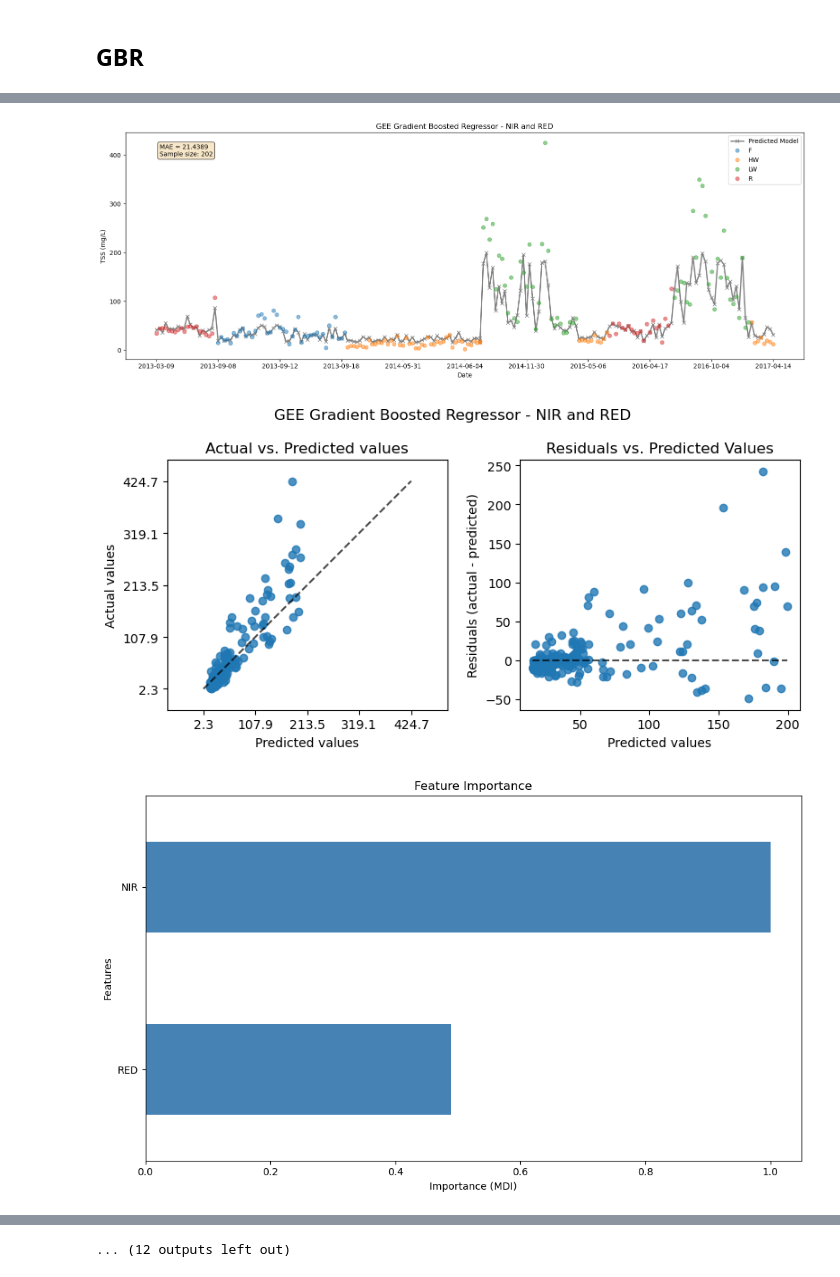
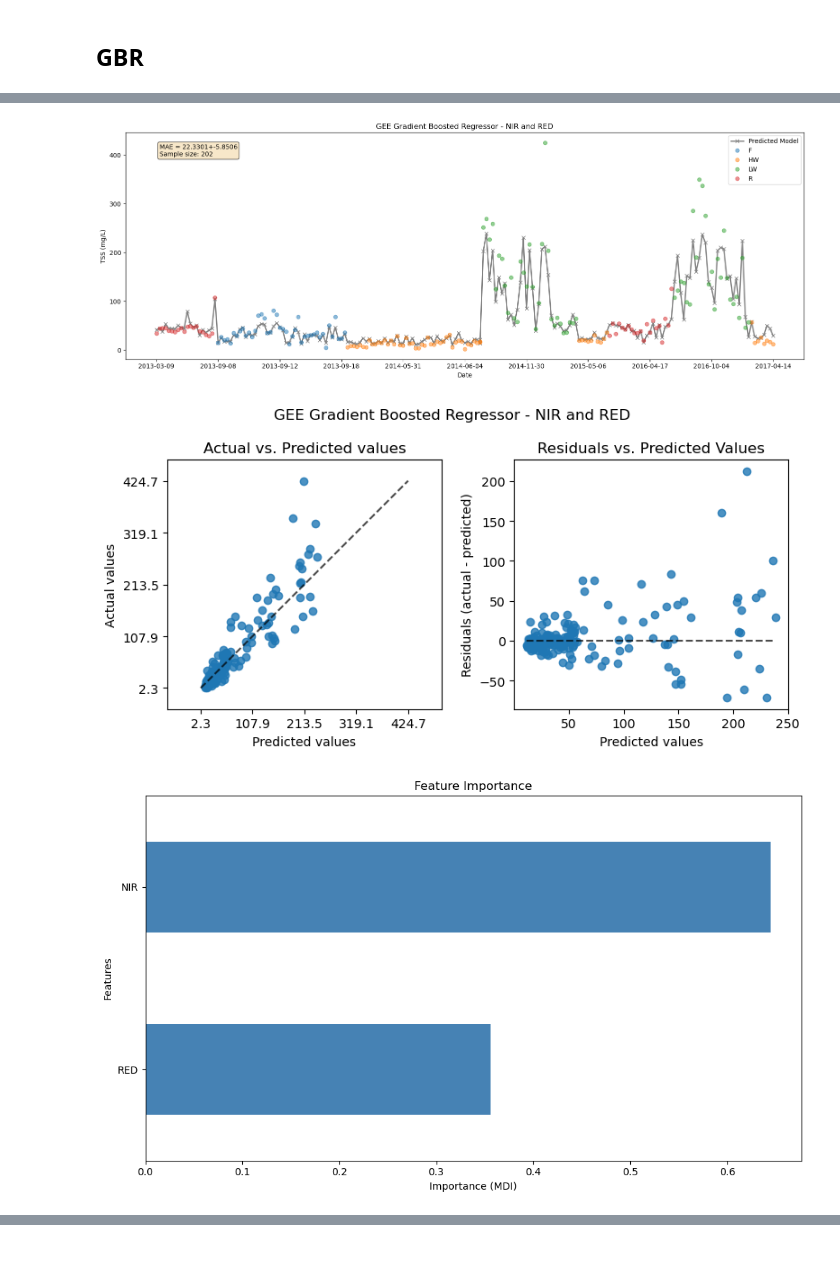
Before and after one commit to larissavaladao/time_series_curuai, a Jupyter notebook: 4.TSS_modeling/3.TSS_gee_models.ipynb, the cells around one changed output, grey strips where cells are left out. Saved outputs shown, nothing was run; the diff lists cells and outputs as text; code cells hidden in the pictures.

```diff
--- a/4.TSS_modeling/3.TSS_gee_models.ipynb
+++ b/4.TSS_modeling/3.TSS_gee_models.ipynb
@@ -199,7 +199,7 @@ def feature_importance_plot(trained, exp="FeatureImportance"):
 
     importance_data = {key_map.get(k, k): v for k, v in original_dict.items()}
     feature_importance = pd.Series(importance_data).sort_values(ascending=True)
-    max = feature_importance.max()
+    max = feature_importance.sum()
     feature_importance = feature_importance.apply(lambda x: float(x/max))
     # Create plot
 
@@ -465,9 +465,6 @@ results = {
                 'nir_red': {},
                 'nir_red_green': {},
                 'all_bands': {},
-                'location':{},
-                "period":{},
-                "period_location":{}
                 }
             },
         'SVM_GEE': {
@@ -475,9 +472,6 @@ results = {
                 'nir_red': {},
                 'nir_red_green': {},
                 'all_bands': {},
-                'location':{},
-                "period":{},
-                "period_location":{}
             }
         },
         'GBR_GEE': {
@@ -485,9 +479,6 @@ results = {
                 'nir_red': {},
                 'nir_red_green': {},
                 'all_bands': {},
-                'location':{},
-                "period":{},
-                "period_location":{}
             }
         }
         }
@@ -794,6 +798,7 @@ for feature_key, feature_info in FEATURE_GROUPS['multi_band'].items():
         avg_metrics, std_dev_metrics = evaluate_parameter_combination(params, band, reg_data, seeds,key)
         list_avg_metrics.append(avg_metrics)
         list_params.append(params)
+        list_std_metrics.append(std_dev_metrics)
 
         # print(f"  Params: {params} | MAE: {avg_metrics['mae']:.3f} | R²: {avg_metrics['r2']:.3f}")
 
@@ -820,21 +825,22 @@ for feature_key, feature_info in FEATURE_GROUPS['multi_band'].items():
     results['water_period']['period_filter'] = None
 
     # Generate visualizations
-    # prepare_time_series_plot(
-    #     df=df_subset,
-    #     y_pred=y_pred_df['classification'],
-    #     cv_metrics_dict=best_metrics,
-    #     title=f"{model_title} - {name}",
-    #     r2_key='mae',
-    #     exp=f"{feature_key}_{key}"
-    # )
-    # plot_evaluation(
-    #     y_true=df_subset['TSS'],
-    #     y_pred=y_pred_df['classification'],
-    #     title=f"{model_title} - {name}",
-    #     exp=f"{feature_key}_{key}"
-    #     )
-    # feature_importance_plot(trained=trained, exp=f"{feature_key}_{key}")
+    prepare_time_series_plot(
+        df=df_subset,
+        y_pred=y_pred_df['classification'],
+        cv_metrics_dict=best_metrics,
+        cv_metrics_std=best_std_metrics,
+        title=f"{model_title} - {name}",
+        r2_key='mae',
+        exp=f"{feature_key}_{key}_new_"
+    )
+    plot_evaluation(
+        y_true=df_subset['TSS'],
+        y_pred=y_pred_df['classification'],
+        title=f"{model_title} - {name}",
+        exp=f"{feature_key}_{key}_new"
+        )
+    feature_importance_plot(trained=trained, exp=f"{feature_key}_{key}_new")
 # %% [output]
 ============================================================
 Processing: NIR and RED (nir_red)
@@ -846,6 +852,6 @@ Processing: NIR and RED (nir_red)
-[figure, old version]
+[figure, new version]
-[figure, old version]
+[figure, new version]
-[figure, old version]
+[figure, new version]
 ============================================================
 Processing: NIR, RED and GREEN (nir_red_green)
 ============================================================
@@ -869,4 +875,3 @@ Processing: All bands (all_bands)
-... (12 outputs left out)
 # %%
 df_metrics, df_cv_metrics = transform_dataframe(results)
 # %% [output]
```
Also changed, not shown: parts of 11 cells of this notebook, 52 other files.
